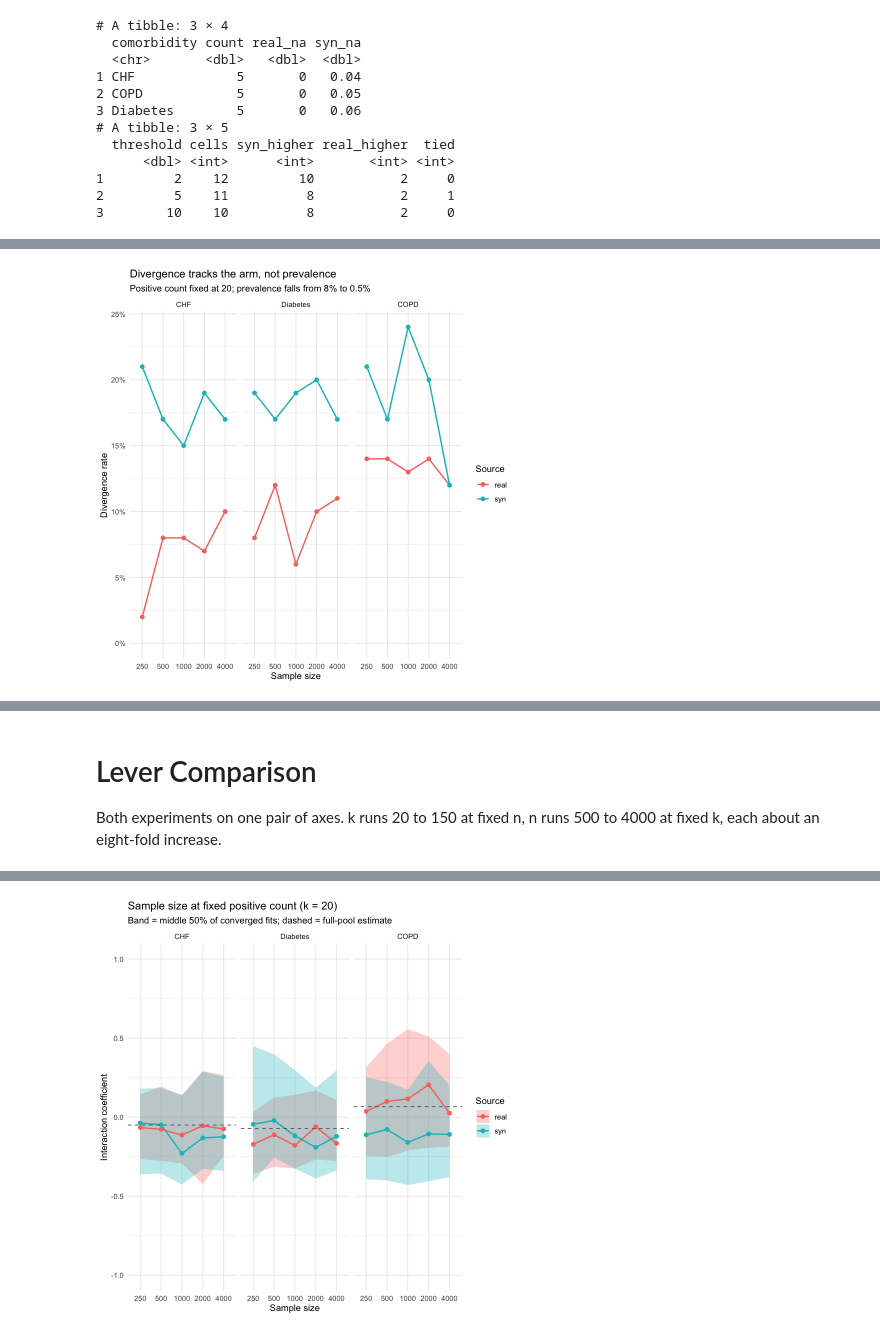
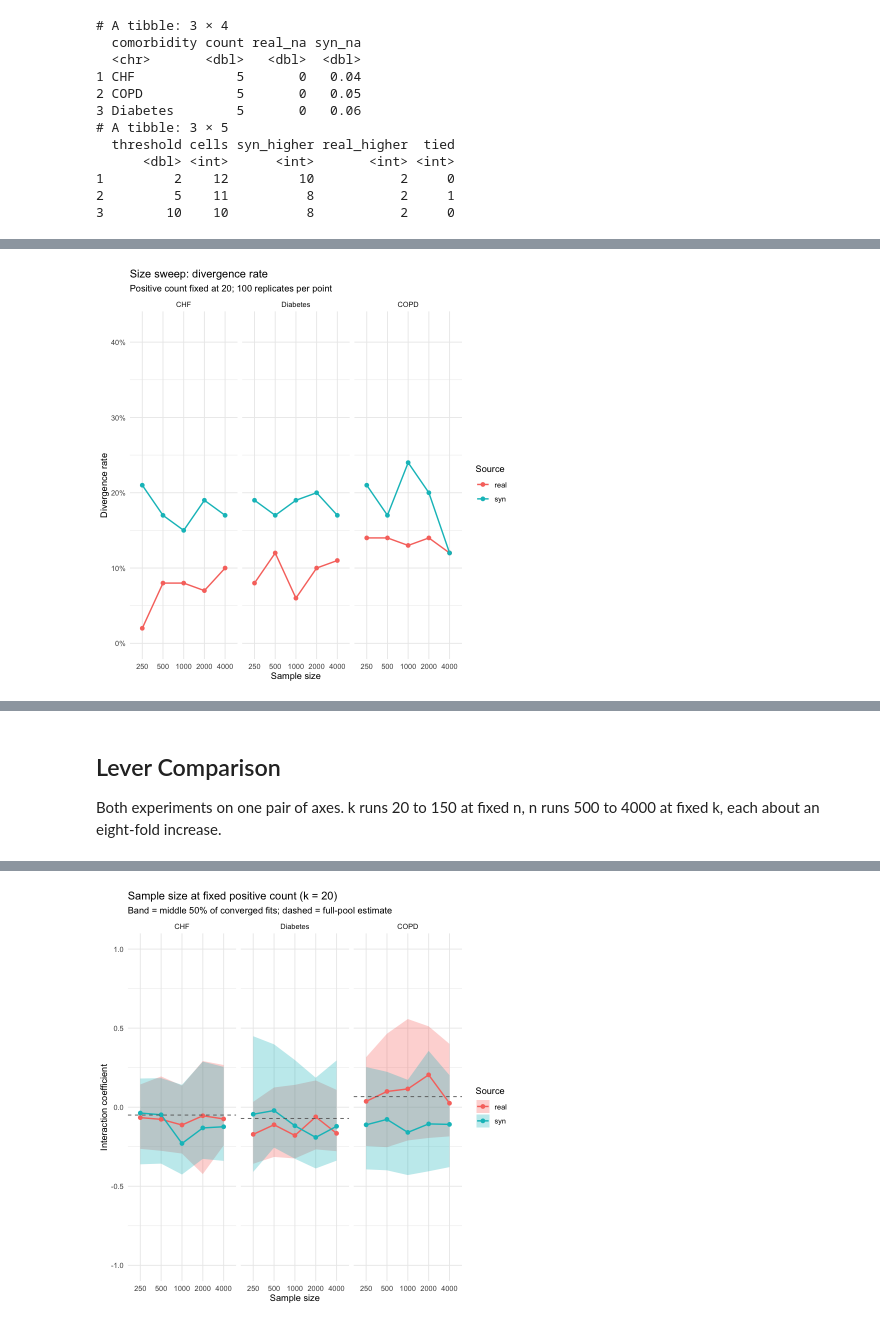
Before and after one commit to ShengPeiWilliam/mimic-synthetic-fidelity, a Jupyter notebook: code/mimic-fidelity-analysis.ipynb, the cells around one changed output, grey strips where cells are left out. Drawn from its saved outputs; the diff is of its cells as text; code cells hidden in the pictures.

```diff
--- a/code/mimic-fidelity-analysis.ipynb
+++ b/code/mimic-fidelity-analysis.ipynb
@@ -1256,22 +1103,22 @@ print(size_compare, width = Inf, n = Inf)
 # %%
 size_expl_long <- size_compare %>%
   select(comorbidity, n_fixed, real = pct_real_expl, syn = pct_syn_expl) %>%
   pivot_longer(c(real, syn), names_to = "source", values_to = "pct_exploded") %>%
   mutate(comorbidity = factor(comorbidity, levels = c("CHF", "Diabetes", "COPD")))
 
 p_size_diverge <- ggplot(size_expl_long, aes(x = factor(n_fixed), y = pct_exploded,
                                              color = source, group = source)) +
   geom_line(linewidth = 0.8) +
   geom_point(size = 2) +
   facet_wrap(~ comorbidity) +
-  scale_y_continuous(labels = scales::percent, limits = c(0, NA)) +
-  labs(title = "Divergence tracks the arm, not prevalence",
-       subtitle = "Positive count fixed at 20; prevalence falls from 8% to 0.5%",
+  scale_y_continuous(labels = scales::percent, limits = c(0, 0.42)) +
+  labs(title = "Size sweep: divergence rate",
+       subtitle = "Positive count fixed at 20; 100 replicates per point",
        x = "Sample size", y = "Divergence rate", color = "Source") +
   theme_minimal()
 p_size_diverge
 # %% [output]
-[figure, old version]
+[figure, new version]
 # %%
 print(size_compare, width = Inf, n = Inf)
 # %% [output]
@@ -1293,7 +1140,7 @@ print(size_compare, width = Inf, n = Inf)
 14         0.2       0.706     0.762
 15         0.12      0.585     0.581
 # %% [markdown]
-# Lever Comparison
+## Lever Comparison
 
 Both experiments on one pair of axes. k runs 20 to 150 at fixed n, n runs 500 to
 4000 at fixed k, each about an eight-fold increase.
```
Also changed, not shown: parts of 39 cells of this notebook, 2 other files.
